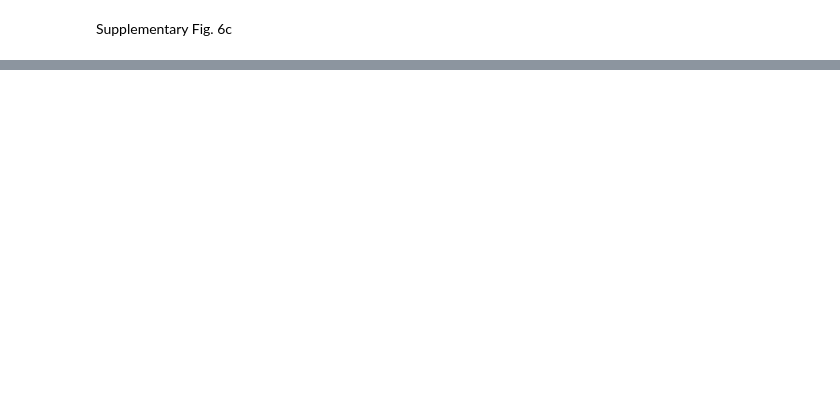
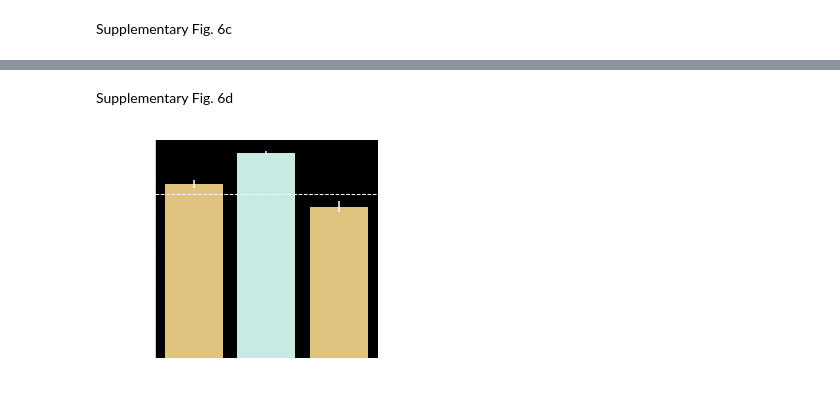
Before and after one commit to addiewc/Sagittarius, a Jupyter notebook: figures/reproduce_supplementary_figure_6.ipynb, the cells around one changed output, grey strips where cells are left out. Saved outputs shown, nothing was run; the diff lists cells and outputs as text; code cells hidden in the pictures; blank space fills up the shorter version.

```diff
--- a/figures/reproduce_supplementary_figure_6.ipynb
+++ b/figures/reproduce_supplementary_figure_6.ipynb
@@ -76,0 +100,15 @@ plt.savefig(fig_dir + 'figure_6c.pdf')
+# %% [markdown]
+Supplementary Fig. 6d
+# %%
+%matplotlib inline
+
+ab = 'width'
+ablation_plot_utils.ablation_plot(
+    r'Autoencoder width', ablations[ab], metric_df[ab]['mean'].tolist(), None, None,
+    [x/np.sqrt(48.) for x in metric_df[ab]['std'].tolist()], None, None,
+    1024, min_vals={'RMSE': 0, 'pearson_compare_genes': 0.7, 'pearson_compare_times': -0.1},
+    best_baselines={met: ablation_plot_utils.get_best_baseline(met) for met in [
+        'RMSE', 'pearson_compare_genes', 'pearson_compare_times']})
+plt.savefig(fig_dir + 'figure_6d.pdf')
+# %% [output]
+[figure, added]
```
Also changed, not shown: parts of 25 cells of this notebook, 59 other files.
